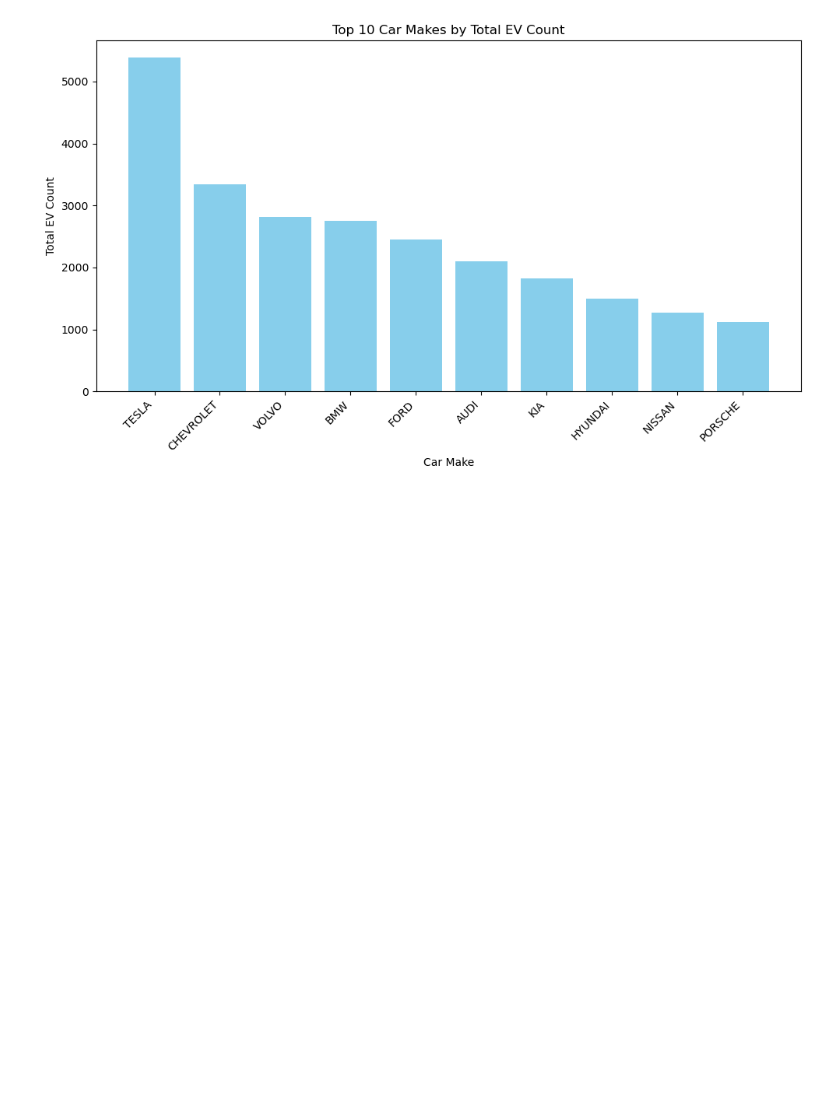
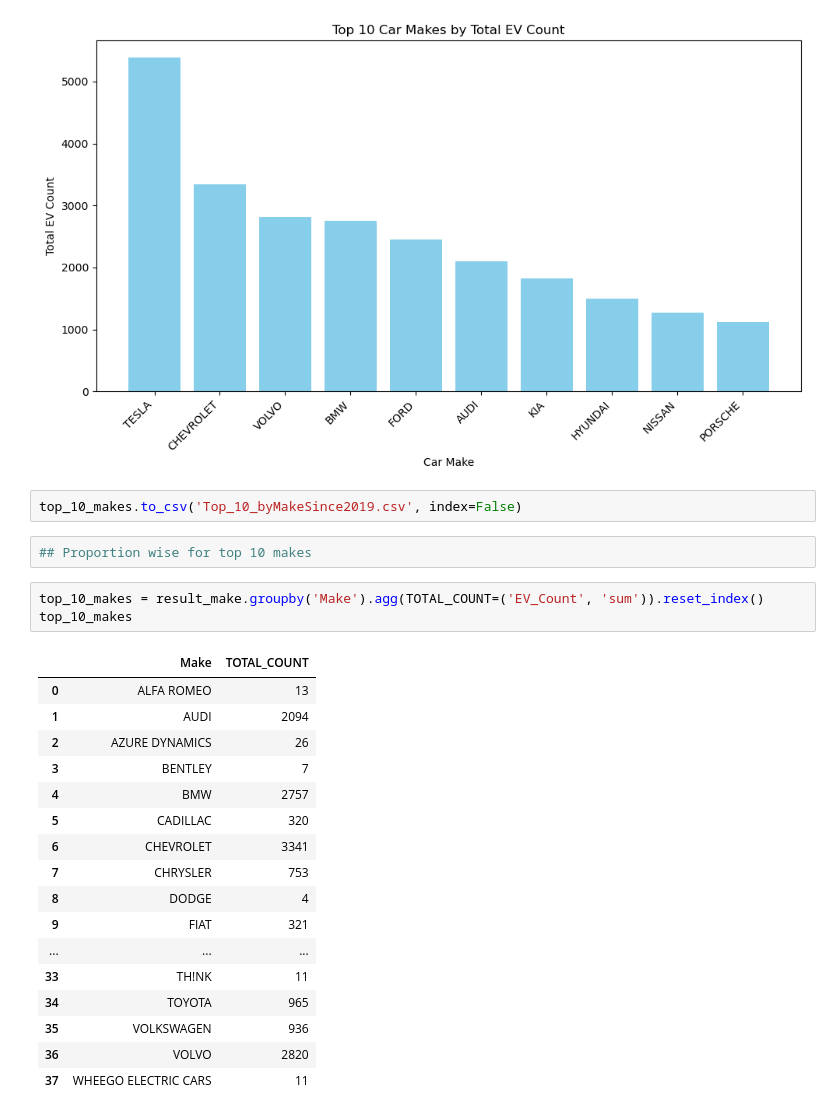
Before and after one commit to Sree0127/EVs_capstone, a Jupyter notebook: notebooks/electric_vehicle_analysis_project.ipynb, the cells around one changed output. Drawn from its saved outputs; the diff is of its cells as text; blank space fills up the shorter version.

```diff
--- a/notebooks/electric_vehicle_analysis_project.ipynb
+++ b/notebooks/electric_vehicle_analysis_project.ipynb
@@ -439,3 +439,28 @@ plt.tight_layout()
 plt.show()
 # %% [output]
 [figure]
+# %%
+top_10_makes.to_csv('Top_10_byMakeSince2019.csv', index=False)
+# %%
+## Proportion wise for top 10 makes
+# %%
+top_10_makes = result_make.groupby('Make').agg(TOTAL_COUNT=('EV_Count', 'sum')).reset_index()
+top_10_makes
+# %% [output]
+|  | Make | TOTAL_COUNT |
+| 0 | ALFA ROMEO | 13 |
+| 1 | AUDI | 2094 |
+| 2 | AZURE DYNAMICS | 26 |
+| 3 | BENTLEY | 7 |
+| 4 | BMW | 2757 |
+| 5 | CADILLAC | 320 |
+| 6 | CHEVROLET | 3341 |
+| 7 | CHRYSLER | 753 |
+| 8 | DODGE | 4 |
+| 9 | FIAT | 321 |
+| ... | ... | ... |
+| 33 | TH!NK | 11 |
+| 34 | TOYOTA | 965 |
+| 35 | VOLKSWAGEN | 936 |
+| 36 | VOLVO | 2820 |
+| 37 | WHEEGO ELECTRIC CARS | 11 |
```
Also changed, not shown: parts of 3 cells of this notebook, 5 other files.
